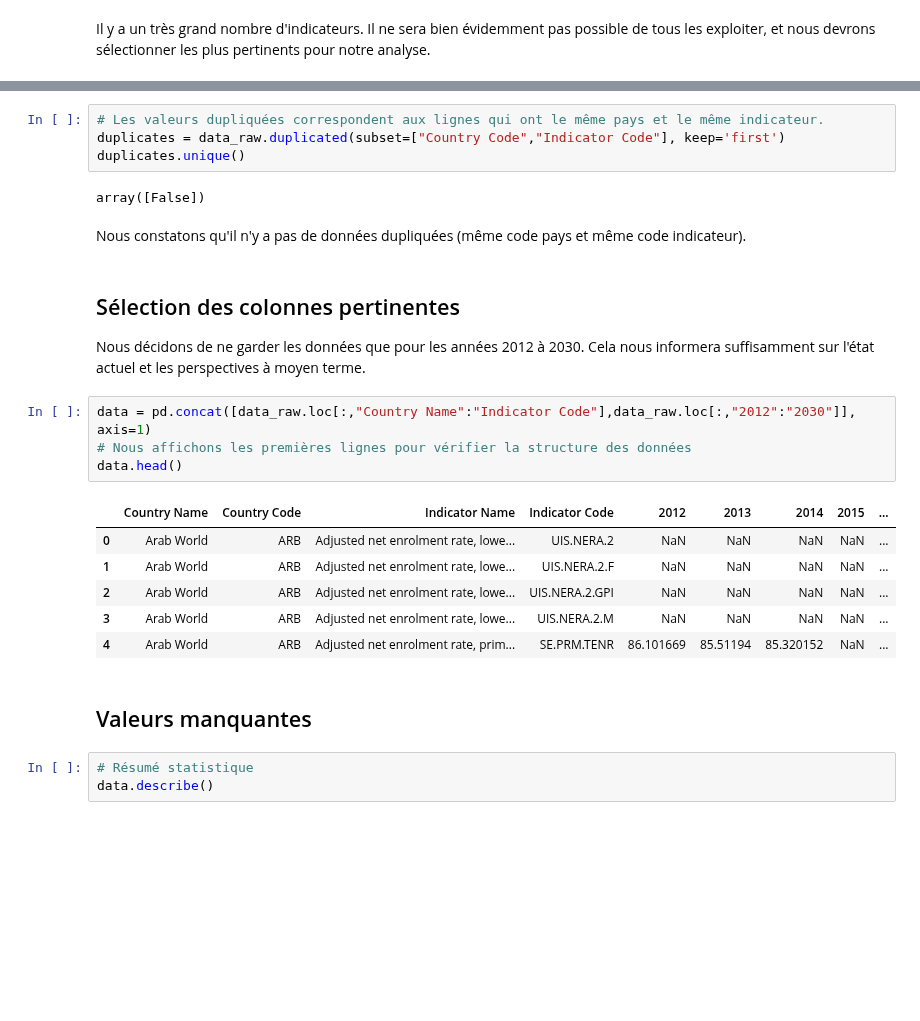
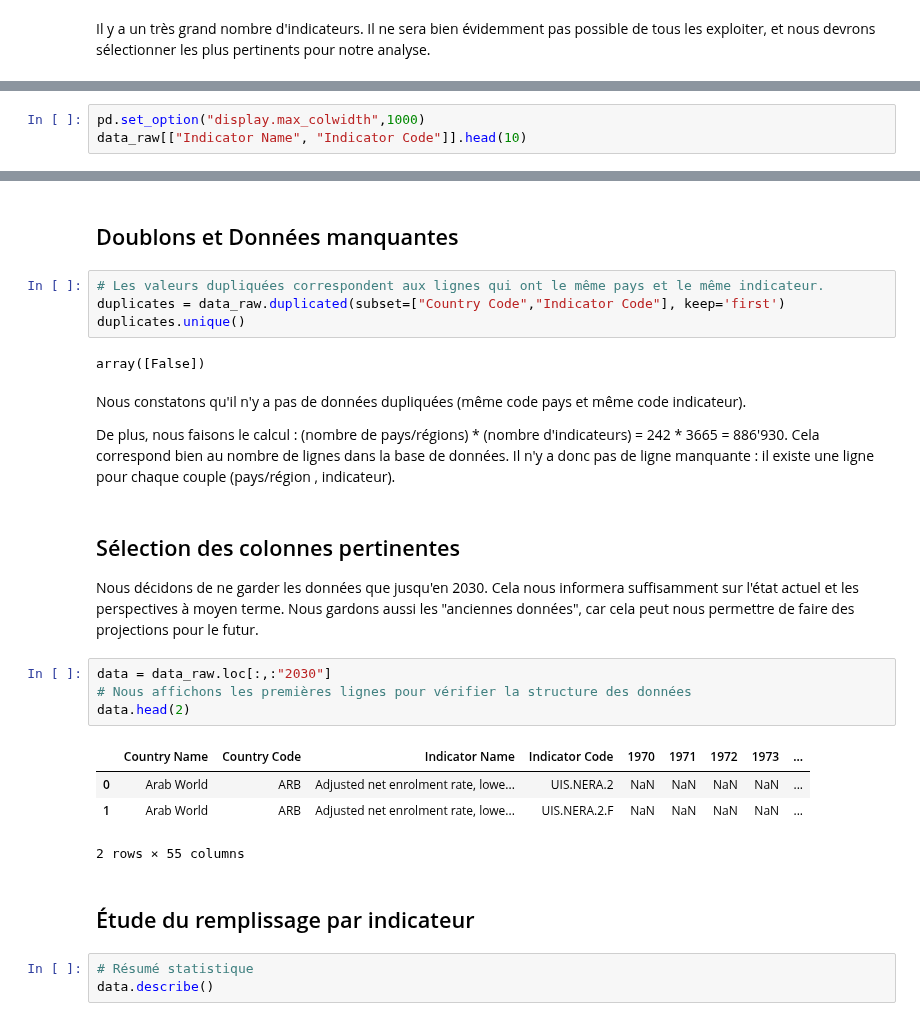
Before and after one commit to bayethiernodiop/Parcours-Data-Scientist, a Jupyter notebook: projet2/projet2.ipynb, the cells around one changed output, grey strips where cells are left out. Saved outputs shown, nothing was run; the diff lists cells and outputs as text; blank space fills up the shorter version.

```diff
--- a/projet2/projet2.ipynb
+++ b/projet2/projet2.ipynb
@@ -95,0 +101,3 @@ Il y a un très grand nombre d'indicateurs. Il ne sera bien évidemment pas poss
+# %%
+pd.set_option("display.max_colwidth",1000)
+data_raw[["Indicator Name", "Indicator Code"]].head(10)
@@ -96,27 +148,29 @@ Il y a un très grand nombre d'indicateurs. Il ne sera bien évidemment pas poss
+# %% [markdown]
+## Doublons et Données manquantes
 # %%
 # Les valeurs dupliquées correspondent aux lignes qui ont le même pays et le même indicateur.
 duplicates = data_raw.duplicated(subset=["Country Code","Indicator Code"], keep='first')
 duplicates.unique()
 # %% [output]
 array([False])
-# %% [markdown]
-Nous constatons qu'il n'y a pas de données dupliquées (même code pays et même code indicateur).
+# %% [markdown]
+Nous constatons qu'il n'y a pas de données dupliquées (même code pays et même code indicateur).
+
+De plus, nous faisons le calcul : (nombre de pays/régions) * (nombre d'indicateurs) = 242 * 3665 = 886'930. Cela correspond bien au nombre de lignes dans la base de données. Il n'y a donc pas de ligne manquante : il existe une ligne pour chaque couple (pays/région , indicateur).
 # %% [markdown]
 ## Sélection des colonnes pertinentes
-Nous décidons de ne garder les données que pour les années 2012 à 2030. Cela nous informera suffisamment sur l'état actuel et les perspectives à moyen terme.
+Nous décidons de ne garder les données que jusqu'en 2030. Cela nous informera suffisamment sur l'état actuel et les perspectives à moyen terme. Nous gardons aussi les "anciennes données", car cela peut nous permettre de faire des projections pour le futur.
 # %%
-data = pd.concat([data_raw.loc[:,"Country Name":"Indicator Code"],data_raw.loc[:,"2012":"2030"]], axis=1)
+data = data_raw.loc[:,:"2030"]
 # Nous affichons les premières lignes pour vérifier la structure des données
-data.head()
+data.head(2)
 # %% [output]
-|  | Country Name | Country Code | Indicator Name | Indicator Code | 2012 | 2013 | 2014 | 2015 | ... |
+|  | Country Name | Country Code | Indicator Name | Indicator Code | 1970 | 1971 | 1972 | 1973 | ... |
 | 0 | Arab World | ARB | Adjusted net enrolment rate, lowe... | UIS.NERA.2 | NaN | NaN | NaN | NaN | ... |
 | 1 | Arab World | ARB | Adjusted net enrolment rate, lowe... | UIS.NERA.2.F | NaN | NaN | NaN | NaN | ... |
-| 2 | Arab World | ARB | Adjusted net enrolment rate, lowe... | UIS.NERA.2.GPI | NaN | NaN | NaN | NaN | ... |
-| 3 | Arab World | ARB | Adjusted net enrolment rate, lowe... | UIS.NERA.2.M | NaN | NaN | NaN | NaN | ... |
-| 4 | Arab World | ARB | Adjusted net enrolment rate, prim... | SE.PRM.TENR | 86.101669 | 85.51194 | 85.320152 | NaN | ... |
+2 rows × 55 columns
-# %% [markdown]
-## Valeurs manquantes
+# %% [markdown]
+## Étude du remplissage par indicateur
 # %%
 # Résumé statistique
 data.describe()
```
Also changed, not shown: parts of 70 cells of this notebook, 6 other files.
